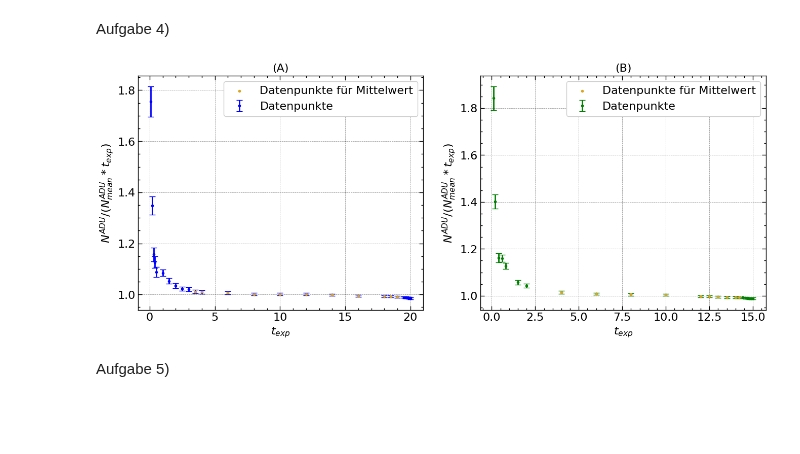
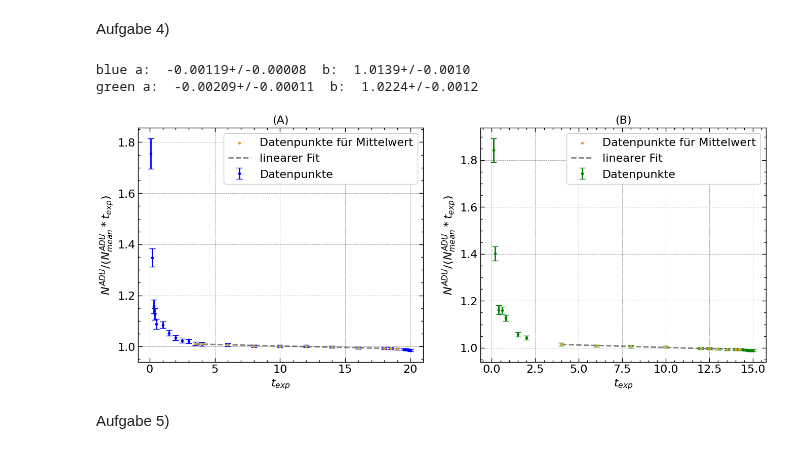
Before and after one commit to KemalOenen/advanced_labcourse, a Jupyter notebook: A003/data_analysis.ipynb, the cells around one changed output. Drawn from its saved outputs; the diff is of its cells as text; code cells hidden in the pictures; blank space fills up the shorter version.

Commit message:
dust svreenshot + linear fit in 4 now in plot

```diff
--- a/A003/data_analysis.ipynb
+++ b/A003/data_analysis.ipynb
@@ -18,6 +18,7 @@ Aufgabe 4)
 # %%
 # plot N_adu against exposure time
 import numpy as np
+import scipy as sp
 import pandas as pd
 import matplotlib.pyplot as plt
 import scienceplots
@@ -29,39 +30,49 @@ def N_adu_vs_exposure_plot(color, thresholds):
     df = pd.read_csv(color+"_time.csv", header=0)
 
     # make uncertainty array
     N_full = unumpy.uarray(df["mean_"+color], df["std_"+color])
 
     # subset for calculating mean
     subset = df[(df["time"] > thresholds[0]) & (df["time"] < thresholds[1])]
     N_subset = unumpy.uarray(subset["mean_"+color], subset["std_"+color])
     N_mean = np.mean(subset["mean_"+color] / subset["time"]) # mean computed of y value!
 
-    # Calculate y_values with uncertainties
+    # calculate y_values with uncertainties
 
     y_values = N_full / df["time"] / N_mean
 
-    # Plot the data with error bars
+    # plot the data with error bars
     plt.errorbar(df["time"], unumpy.nominal_values(y_values), yerr=unumpy.std_devs(y_values),
-                    ls="", elinewidth=2, capsize=4, color=color, marker=".", zorder=0, label="Datenpunkte")
-    plt.scatter(subset["time"], unumpy.nominal_values(N_subset / subset["time"] / N_mean), c="goldenrod", marker=".", label="Datenpunkte für Mittelwert")
-    # Add labels and a title
+                    ls="", elinewidth=2, capsize=4, color=color, marker=".", zorder=1, label="Datenpunkte")
+    plt.scatter(subset["time"], unumpy.nominal_values(N_subset / subset["time"] / N_mean),zorder=2, c="goldenrod", marker=".", label="Datenpunkte für Mittelwert")
+
+    # plot linear fit for subset
+    def fitfun(x, a, b): return(a*x+b)
+    popt, pcov = sp.optimize.curve_fit(fitfun, subset["time"], unumpy.nominal_values(N_subset / subset["time"] / N_mean))
+    x_range = np.linspace(np.min(subset["time"]), np.max(subset["time"]), 200)
+    plt.plot(x_range, fitfun(x_range, popt[0], popt[1]), c="gray", ls="--", label="linearer Fit", zorder=0)
+    print(color, "a: ", ufloat(popt[0], np.sqrt(pcov[0,0])), " b: ", ufloat(popt[1], np.sqrt(pcov[1,1])))
+
+
     plt.xlabel(r"$t_{exp}$")
     plt.ylabel(r"$N^{ADU} / (N^{ADU}_{mean} * t_{exp})$")
     plt.legend()
 
 
 
 plt.figure(figsize=(16,6))
 plt.subplot(121)
 N_adu_vs_exposure_plot("blue", [3, 19.5])
 plt.title("(A)")
 plt.subplot(122)
 N_adu_vs_exposure_plot("green", [2, 14.4])
 plt.title("(B)")
 plt.savefig("A4_plot.png", dpi=200)
 plt.show() #hier noch die Fitwerte für den linearen Bereich angeben
 # %% [output]
+blue a:  -0.00119+/-0.00008  b:  1.0139+/-0.0010
+green a:  -0.00209+/-0.00011  b:  1.0224+/-0.0012
-[figure, old version]
+[figure, new version]
 # %% [markdown]
 Aufgabe 5)
 # %%
```
Also changed, not shown: parts of 1 cell of this notebook, 2 other files.
